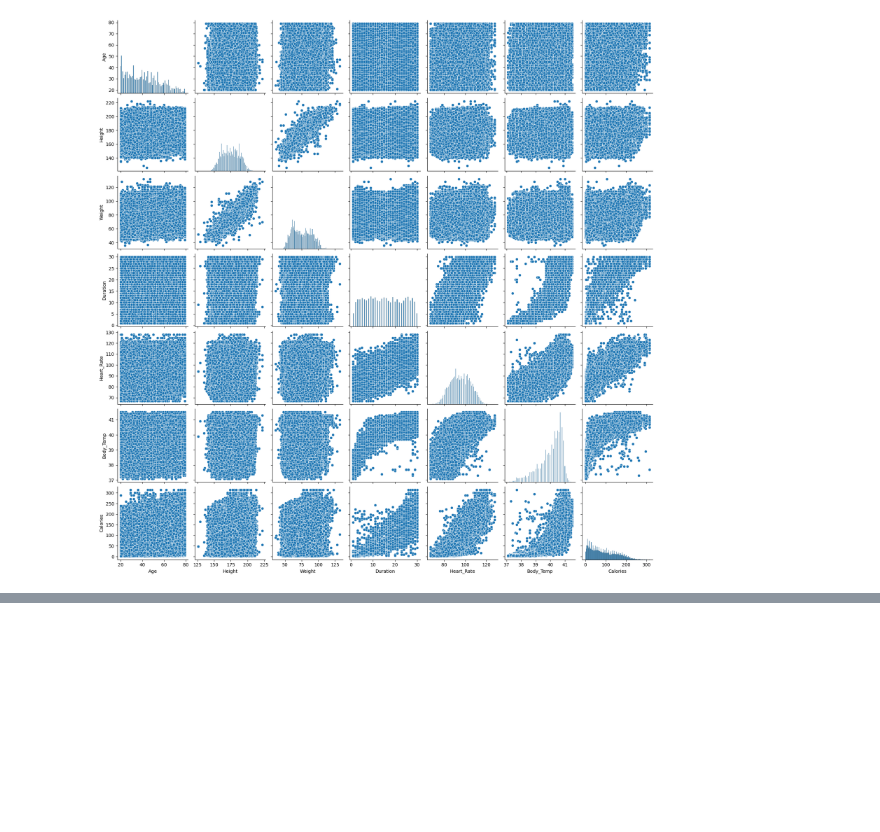
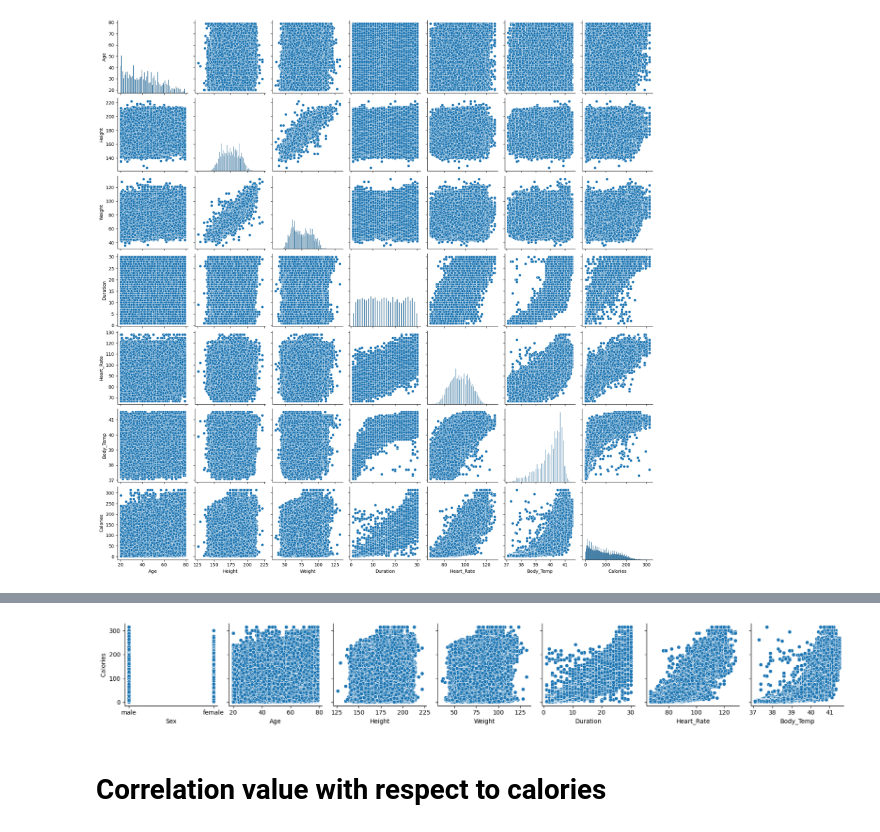
Before and after one commit to VechamGautham/Kaggle-projects, a Jupyter notebook: calorie-predict/calorie-predict.ipynb, the cells around one changed output, grey strips where cells are left out. Drawn from its saved outputs; the diff is of its cells as text; code cells hidden in the pictures; blank space fills up the shorter version.

```diff
--- a/calorie-predict/calorie-predict.ipynb
+++ b/calorie-predict/calorie-predict.ipynb
@@ -143,0 +166,9 @@ plt.show()
+# %%
+cols = ["Calories"] + [col for col in train_df.columns if col != "Calories"]
+
+sns.pairplot(train_df[cols],y_vars=["Calories"],x_vars=cols[2:],kind="scatter",diag_kind="hist")
+plt.show()
+# %% [output]
+[figure, added]
+# %% [markdown]
+# Correlation value with respect to calories
```
Also changed, not shown: parts of 10 cells of this notebook.
